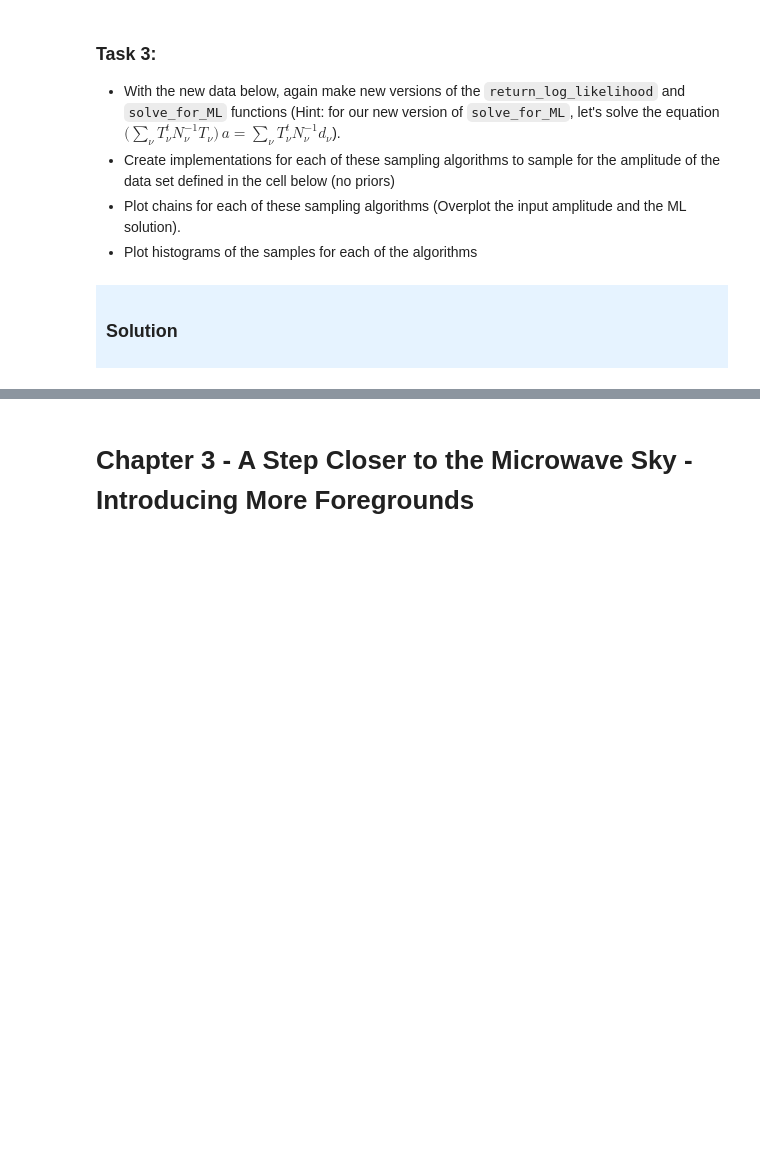
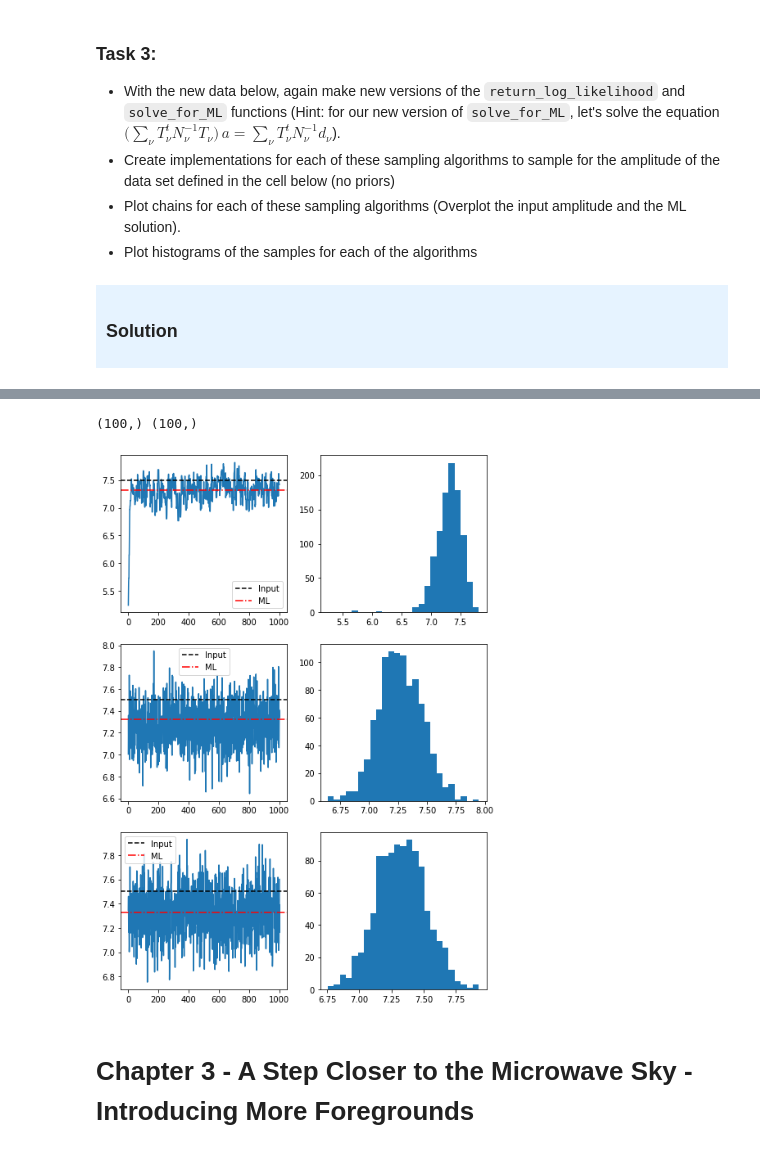
Before and after one commit to Cosmoglobe/Component-Separation-Course, a Jupyter notebook: build_your_own_gibbs_sampler_solution.ipynb, the cells around one changed output, grey strips where cells are left out. Cells and saved outputs as stored; diff of their text form; code cells hidden in the pictures; blank space fills up the shorter version.

```diff
--- a/build_your_own_gibbs_sampler_solution.ipynb
+++ b/build_your_own_gibbs_sampler_solution.ipynb
@@ -605,36 +618,40 @@ def gaussian_sample(data,noise,spectrum,frequencies,niter):
     T_nu    = spectrum
 
     # Compute the static parts of the equation (no eta)
     a11     = sum(data*T_nu/noise**2)
     a2      = sum(T_nu/noise**2*T_nu)
 
     # For each iteration draw a random normal for each entry of eta
     for i in range(niter):
         for j in range(np.shape(data)[0]):
             eta[j] = np.random.normal(0.0,1.0)
         # Compute the sampling portion and save the sample
         a12 = sum(T_nu/noise*eta)
         samples[i] = (a11+a12)/a2
 
     return samples
 
 samples_metrop = metropolis_sample(data,noise,new_spectrum(frequencies),5.0,frequencies,1000)
 samples_invers = inversion_sample_amp(data,noise,new_spectrum(frequencies),np.linspace(1.0,10.0,100),frequencies,1000)
 samples_gauss  = gaussian_sample(data,noise,new_spectrum(frequencies),frequencies,1000)
 x   = np.linspace(1,1000,1000)
 
 
 fig, ax = plt.subplots(3,2,figsize=(8,12))
-ax[0][0].plot(x,samples_metrop); ax[0][1].hist(samples_metrop)
+ax[0][0].plot(x,samples_metrop); ax[0][1].hist(samples_metrop,bins=25)
 ax[0][0].axhline(newamp,color='k',linestyle='--',label='Input');ax[0][0].axhline(ML_sol,color='red',linestyle='-.',label='ML')
 ax[0][0].legend()
-ax[1][0].plot(x,samples_invers); ax[1][1].hist(samples_invers)
+ax[1][0].plot(x,samples_invers); ax[1][1].hist(samples_invers,bins=25)
 ax[1][0].axhline(newamp,color='k',linestyle='--',label='Input');ax[1][0].axhline(ML_sol,color='red',linestyle='-.',label='ML')
 ax[1][0].legend()
-ax[2][0].plot(x,samples_gauss);  ax[2][1].hist(samples_gauss)
+ax[2][0].plot(x,samples_gauss);  ax[2][1].hist(samples_gauss,bins=25)
 ax[2][0].axhline(newamp,color='k',linestyle='--',label='Input');ax[2][0].axhline(ML_sol,color='red',linestyle='-.',label='ML')
 ax[2][0].legend()
+plt.savefig('for_gustav',dpi=100,bbox_inches='tight')
 plt.show()
+# %% [output]
+(100,) (100,)
+[figure, added]
 # %% [markdown]
 # Chapter 3 - A Step Closer to the Microwave Sky - Introducing More Foregrounds
 # %% [markdown]
```
Also changed, not shown: parts of 7 cells of this notebook.
